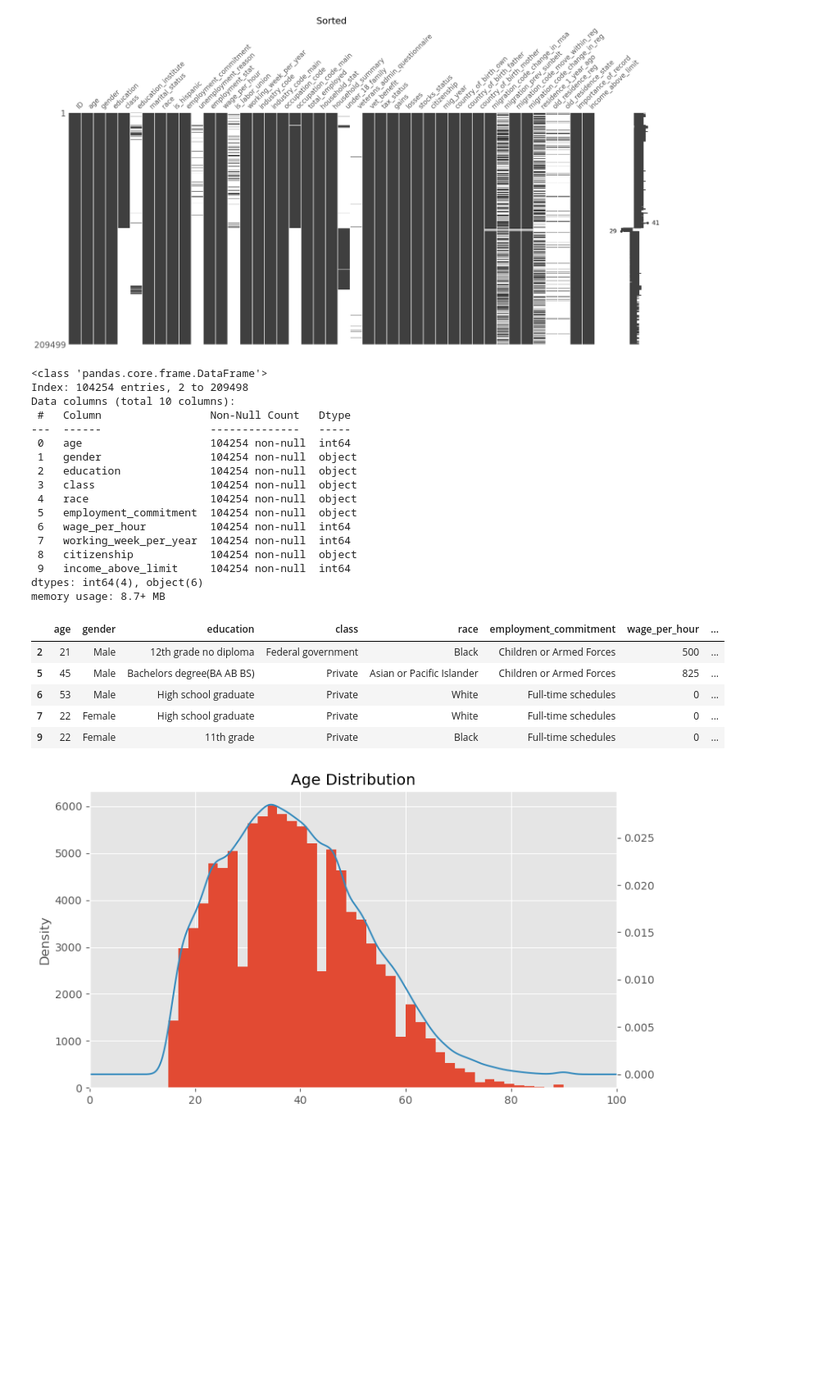
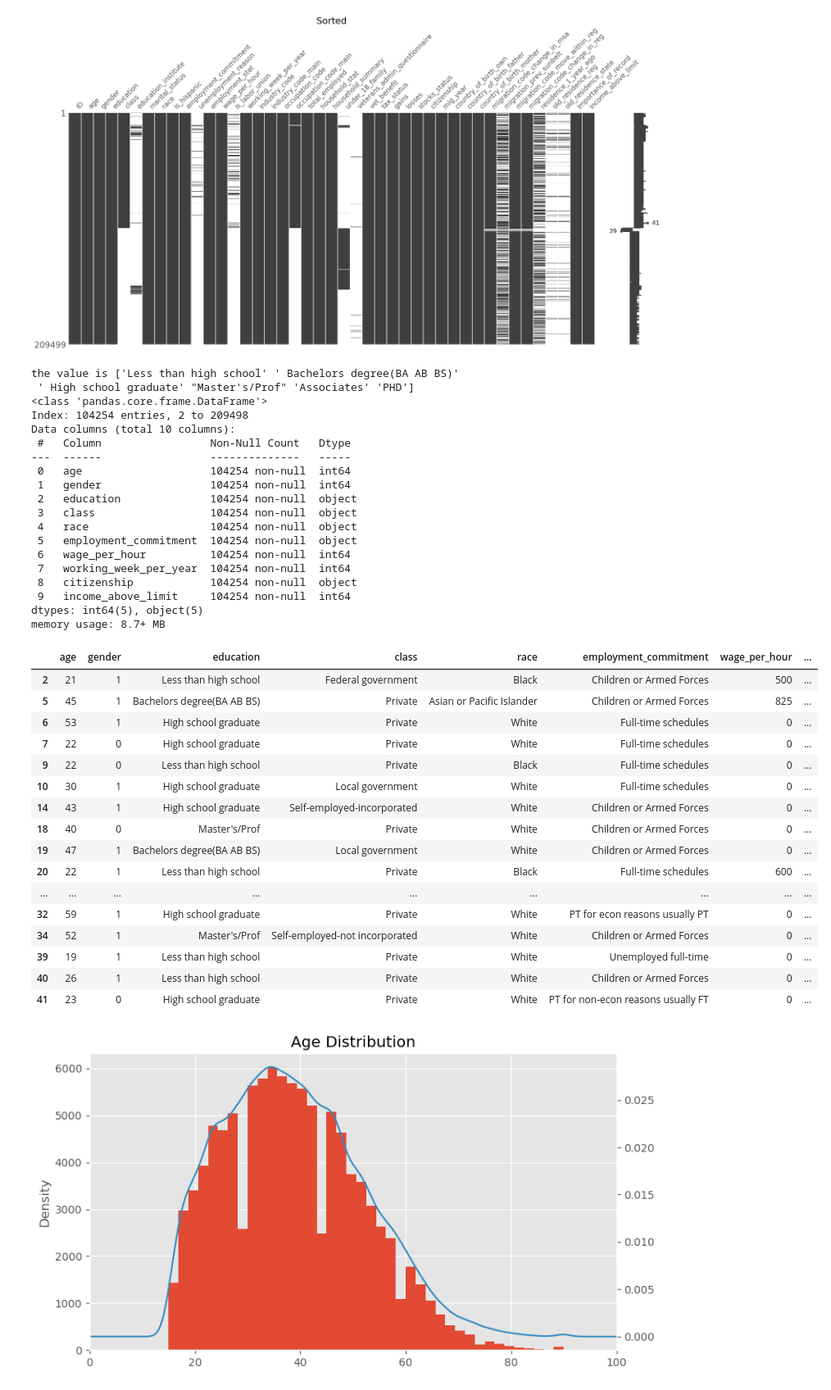
Before and after one commit to Jadonsw123/Jupyter, a Jupyter notebook: MLProject1.ipynb, the cells around one changed output. Shown at 82% size. Drawn from its saved outputs; the diff is of its cells as text; code cells hidden in the pictures; blank space fills up the shorter version.

```diff
--- a/MLProject1.ipynb
+++ b/MLProject1.ipynb
@@ -130,21 +130,34 @@ df.dropna(inplace=True)
 #     [df['gender'].eq(0), df['gender'].eq(1)], ['Female', 'Male'], default=np.nan
 # )
 
+df['gender'].replace((' Male', ' Female'), (1, 0), inplace=True)
+
 # change income value to binary
 df['income_above_limit'].replace(('Above limit', 'Below limit'), (1, 0), inplace=True)
+# df['education'].replace(('10th grade'), ('test'), inplace=False)
+df['education'].replace([' 12th grade no diploma', ' 11th grade',' 10th grade',' 9th grade',' 1st 2nd 3rd or 4th grade',' 5th or 6th grade',' Less than 1st grade',' 7th and 8th grade'], 'Less than high school', inplace=True)
+df['education'].replace([' Some college but no degree'], ' High school graduate', inplace=True)
+df['education'].replace([' Doctorate degree(PhD EdD)',], 'PHD', inplace=True)
+df['education'].replace([' Prof school degree (MD DDS DVM LLB JD)',' Masters degree(MA MS MEng MEd MSW MBA)'], 'Master\'s/Prof', inplace=True)
+df['education'].replace([' Associates degree-occup /vocational',' Associates degree-academic program'], 'Associates', inplace=True)
 
 
+print(f"the value is {df['education'].unique()}")
+
+#('Less than high school', 'Less than high school',"Less than high school","Less than high school")
 
 
 df.info()
 # %% [output]
+the value is ['Less than high school' ' Bachelors degree(BA AB BS)'
+ ' High school graduate' "Master's/Prof" 'Associates' 'PHD']
 <class 'pandas.core.frame.DataFrame'>
 Index: 104254 entries, 2 to 209498
 Data columns (total 10 columns):
  #   Column                 Non-Null Count   Dtype
 ---  ------                 --------------   -----
  0   age                    104254 non-null  int64
- 1   gender                 104254 non-null  object
+ 1   gender                 104254 non-null  int64
  2   education              104254 non-null  object
  3   class                  104254 non-null  object
  4   race                   104254 non-null  object
@@ -153,17 +166,28 @@ Data columns (total 10 columns):
  7   working_week_per_year  104254 non-null  int64
  8   citizenship            104254 non-null  object
  9   income_above_limit     104254 non-null  int64
-dtypes: int64(4), object(6)
+dtypes: int64(5), object(5)
 memory usage: 8.7+ MB
 # %%
-df.head(5)
+df.head(20)
 # %% [output]
 |  | age | gender | education | class | race | employment_commitment | wage_per_hour | ... |
-| 2 | 21 | Male | 12th grade no diploma | Federal government | Black | Children or Armed Forces | 500 | ... |
-| 5 | 45 | Male | Bachelors degree(BA AB BS) | Private | Asian or Pacific Islander | Children or Armed Forces | 825 | ... |
-| 6 | 53 | Male | High school graduate | Private | White | Full-time schedules | 0 | ... |
-| 7 | 22 | Female | High school graduate | Private | White | Full-time schedules | 0 | ... |
-| 9 | 22 | Female | 11th grade | Private | Black | Full-time schedules | 0 | ... |
+| 2 | 21 | 1 | Less than high school | Federal government | Black | Children or Armed Forces | 500 | ... |
+| 5 | 45 | 1 | Bachelors degree(BA AB BS) | Private | Asian or Pacific Islander | Children or Armed Forces | 825 | ... |
+| 6 | 53 | 1 | High school graduate | Private | White | Full-time schedules | 0 | ... |
+| 7 | 22 | 0 | High school graduate | Private | White | Full-time schedules | 0 | ... |
+| 9 | 22 | 0 | Less than high school | Private | Black | Full-time schedules | 0 | ... |
+| 10 | 30 | 1 | High school graduate | Local government | White | Full-time schedules | 0 | ... |
+| 14 | 43 | 1 | High school graduate | Self-employed-incorporated | White | Children or Armed Forces | 0 | ... |
+| 18 | 40 | 0 | Master's/Prof | Private | White | Children or Armed Forces | 0 | ... |
+| 19 | 47 | 1 | Bachelors degree(BA AB BS) | Local government | White | Children or Armed Forces | 0 | ... |
+| 20 | 22 | 1 | Less than high school | Private | Black | Full-time schedules | 600 | ... |
+| ... | ... | ... | ... | ... | ... | ... | ... | ... |
+| 32 | 59 | 1 | High school graduate | Private | White | PT for econ reasons usually PT | 0 | ... |
+| 34 | 52 | 1 | Master's/Prof | Self-employed-not incorporated | White | Children or Armed Forces | 0 | ... |
+| 39 | 19 | 1 | Less than high school | Private | White | Unemployed full-time | 0 | ... |
+| 40 | 26 | 1 | Less than high school | Private | White | Children or Armed Forces | 0 | ... |
+| 41 | 23 | 0 | High school graduate | Private | White | PT for non-econ reasons usually FT | 0 | ... |
 # %%
 plt.style.use('ggplot')
 
```
Also changed, not shown: parts of 3 cells of this notebook.
